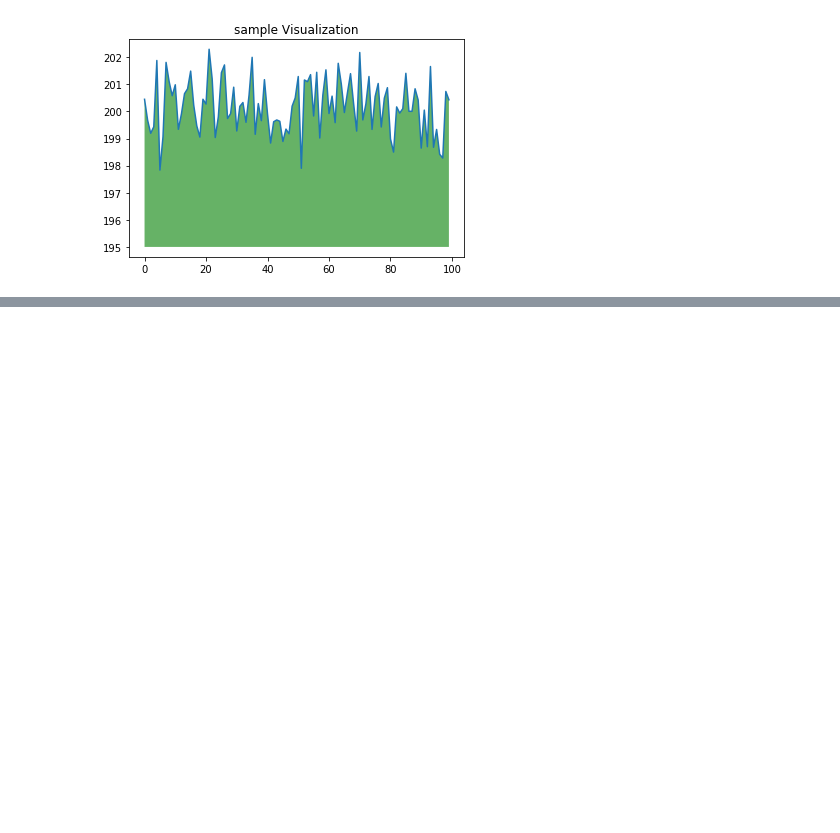
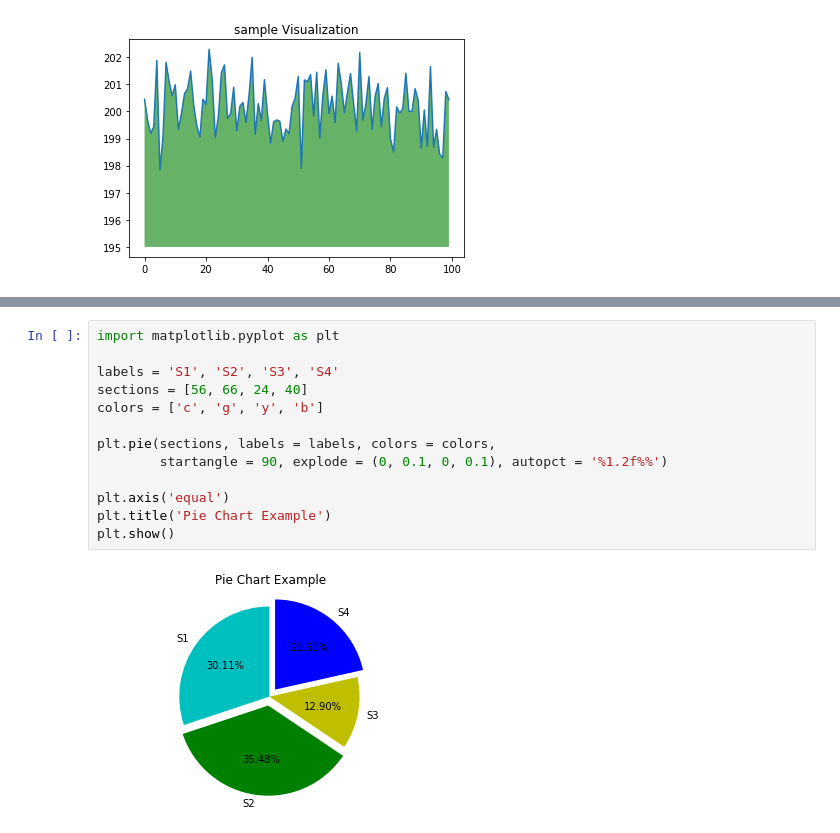
Before and after one commit to AldyPs/Penambangan-Data, a Jupyter notebook: Pertemuan1.ipynb, the cells around one changed output, grey strips where cells are left out. Drawn from its saved outputs; the diff is of its cells as text; blank space fills up the shorter version.

```diff
--- a/Pertemuan1.ipynb
+++ b/Pertemuan1.ipynb
@@ -27,0 +45,15 @@ plt.show
+# %%
+import matplotlib.pyplot as plt
+
+labels = 'S1', 'S2', 'S3', 'S4'
+sections = [56, 66, 24, 40]
+colors = ['c', 'g', 'y', 'b']
+
+plt.pie(sections, labels = labels, colors = colors,
+        startangle = 90, explode = (0, 0.1, 0, 0.1), autopct = '%1.2f%%')
+
+plt.axis('equal')
+plt.title('Pie Chart Example')
+plt.show()
+# %% [output]
+[figure, added]
```
Also changed, not shown: parts of 1 cell of this notebook.
